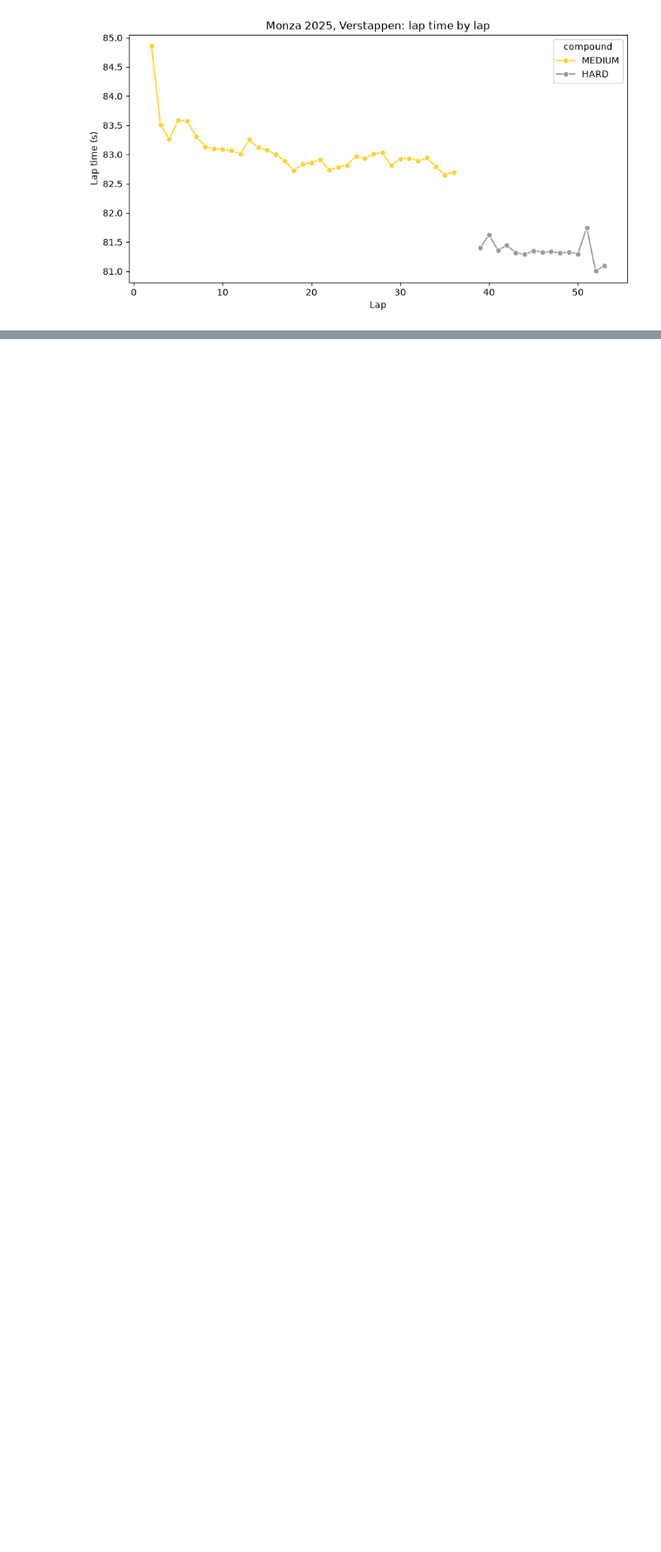
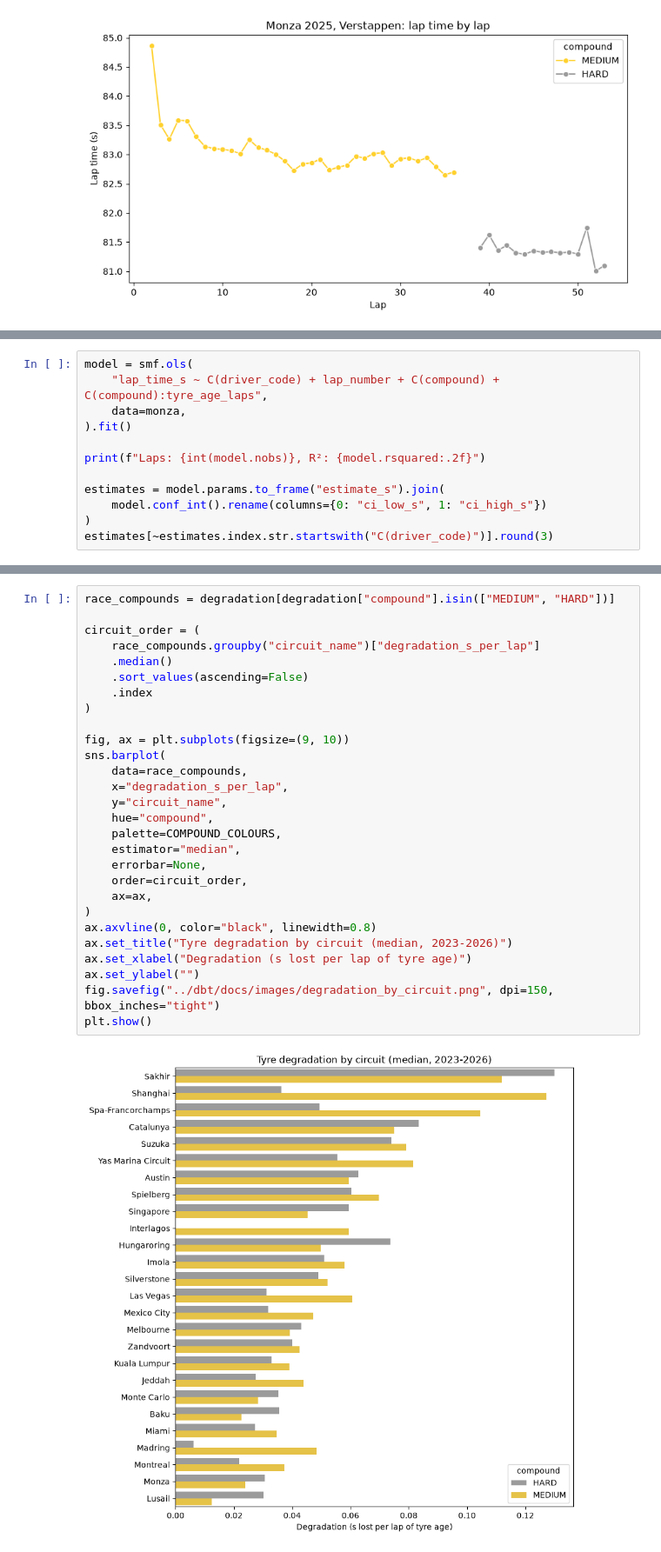
Before and after one commit to bscocca/f1-strategy-analysis, a Jupyter notebook: notebooks/03_tyre_degradation.ipynb, the cells around one changed output, grey strips where cells are left out. Shown at 87% size. Cells and saved outputs as stored; diff of their text form; blank space fills up the shorter version.

Commit message:
Estimate tyre degradation by circuit with a fuel-corrected model

```diff
--- a/notebooks/03_tyre_degradation.ipynb
+++ b/notebooks/03_tyre_degradation.ipynb
@@ -114,0 +131,12 @@ plt.show()
+# %%
+model = smf.ols(
+    "lap_time_s ~ C(driver_code) + lap_number + C(compound) + C(compound):tyre_age_laps",
+    data=monza,
+).fit()
+
+print(f"Laps: {int(model.nobs)}, R²: {model.rsquared:.2f}")
+
+estimates = model.params.to_frame("estimate_s").join(
+    model.conf_int().rename(columns={0: "ci_low_s", 1: "ci_high_s"})
+)
+estimates[~estimates.index.str.startswith("C(driver_code)")].round(3)
@@ -114,0 +239,30 @@ plt.show()
+# %%
+race_compounds = degradation[degradation["compound"].isin(["MEDIUM", "HARD"])]
+
+circuit_order = (
+    race_compounds.groupby("circuit_name")["degradation_s_per_lap"]
+    .median()
+    .sort_values(ascending=False)
+    .index
+)
+
+fig, ax = plt.subplots(figsize=(9, 10))
+sns.barplot(
+    data=race_compounds,
+    x="degradation_s_per_lap",
+    y="circuit_name",
+    hue="compound",
+    palette=COMPOUND_COLOURS,
+    estimator="median",
+    errorbar=None,
+    order=circuit_order,
+    ax=ax,
+)
+ax.axvline(0, color="black", linewidth=0.8)
+ax.set_title("Tyre degradation by circuit (median, 2023-2026)")
+ax.set_xlabel("Degradation (s lost per lap of tyre age)")
+ax.set_ylabel("")
+fig.savefig("../dbt/docs/images/degradation_by_circuit.png", dpi=150, bbox_inches="tight")
+plt.show()
+# %% [output]
+[figure, added]
```
Also changed, not shown: parts of 7 cells of this notebook, 2 other files.
